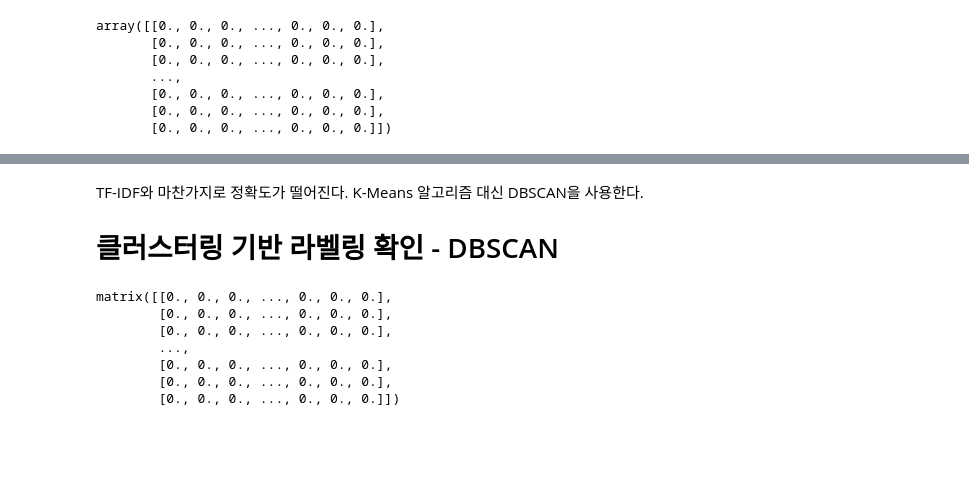
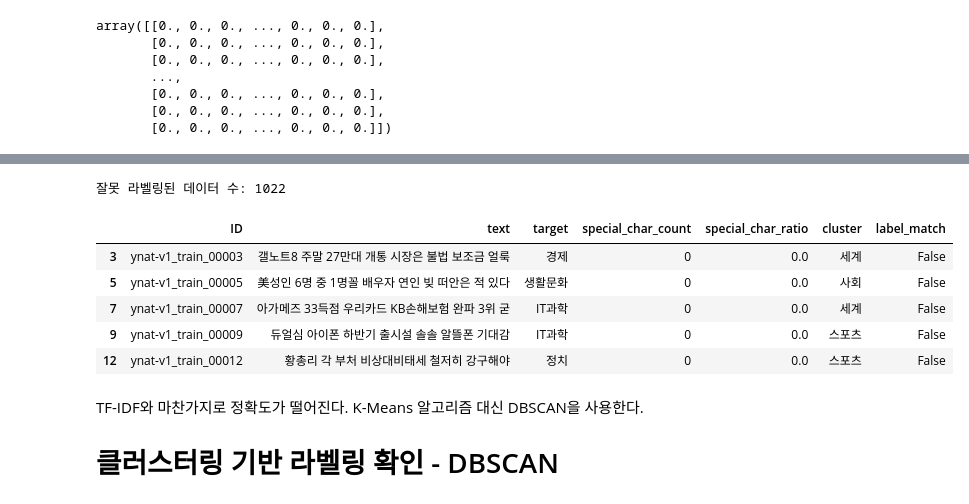
Before and after one commit to boostcampaitech7/level2-nlp-datacentric-nlp-07, a Jupyter notebook: data_filter_pipeline.ipynb, the cells around one changed output, grey strips where cells are left out. Drawn from its saved outputs; the diff is of its cells as text; code cells hidden in the pictures; blank space fills up the shorter version.

```diff
--- a/data_filter_pipeline.ipynb
+++ b/data_filter_pipeline.ipynb
@@ -181,6 +176,10 @@ See the caveats in the documentation: https://pandas.pydata.org/pandas-docs/stab
 label_map = {
     0:'생활문화',1:'스포츠',2:'정치',3:'사회',4:'IT과학',5:'경제',6:'세계'
 }
-mismatched_labels['target'] = mismatched_labels['target'].map(label_map)
-mismatched_labels['cluster'] = mismatched_labels['cluster'].map(label_map)
-mismatched_labels.head()
+
+def check_clustering():
+    clean_df['label_match'] = clean_df['target'] == clean_df['cluster']
+    mismatched_labels = clean_df[clean_df['label_match'] == False]
+    mismatched_labels['target'] = mismatched_labels['target'].map(label_map)
+    mismatched_labels['cluster'] = mismatched_labels['cluster'].map(label_map)
+    return mismatched_labels
@@ -269,0 +233,2 @@ See the caveats in the documentation: https://pandas.pydata.org/pandas-docs/stab
+# %%
+bm25_mismatched_labels = check_clustering()
@@ -270,16 +251,14 @@ See the caveats in the documentation: https://pandas.pydata.org/pandas-docs/stab
+# %%
+print(f"잘못 라벨링된 데이터 수: {len(bm25_mismatched_labels)}")
+bm25_mismatched_labels.head()
+# %% [output]
+잘못 라벨링된 데이터 수: 1022
+|  | ID | text | target | special_char_count | special_char_ratio | cluster | label_match |
+| 3 | ynat-v1_train_00003 | 갤노트8 주말 27만대 개통 시장은 불법 보조금 얼룩 | 경제 | 0 | 0.0 | 세계 | False |
+| 5 | ynat-v1_train_00005 | 美성인 6명 중 1명꼴 배우자 연인 빚 떠안은 적 있다 | 생활문화 | 0 | 0.0 | 사회 | False |
+| 7 | ynat-v1_train_00007 | 아가메즈 33득점 우리카드 KB손해보험 완파 3위 굳 | IT과학 | 0 | 0.0 | 세계 | False |
+| 9 | ynat-v1_train_00009 | 듀얼심 아이폰 하반기 출시설 솔솔 알뜰폰 기대감 | IT과학 | 0 | 0.0 | 스포츠 | False |
+| 12 | ynat-v1_train_00012 | 황총리 각 부처 비상대비태세 철저히 강구해야 | 정치 | 0 | 0.0 | 스포츠 | False |
 # %% [markdown]
 TF-IDF와 마찬가지로 정확도가 떨어진다. K-Means 알고리즘 대신 DBSCAN을 사용한다.
 # 클러스터링 기반 라벨링 확인 - DBSCAN
-# %%
-vectorizer = TfidfVectorizer()
-X = vectorizer.fit_transform(clean_df['text'])
-X_dense = X.todense()
-X_dense
-# %% [output]
-matrix([[0., 0., 0., ..., 0., 0., 0.],
-        [0., 0., 0., ..., 0., 0., 0.],
-        [0., 0., 0., ..., 0., 0., 0.],
-        ...,
-        [0., 0., 0., ..., 0., 0., 0.],
-        [0., 0., 0., ..., 0., 0., 0.],
-        [0., 0., 0., ..., 0., 0., 0.]])
```
Also changed, not shown: parts of 23 cells of this notebook.
